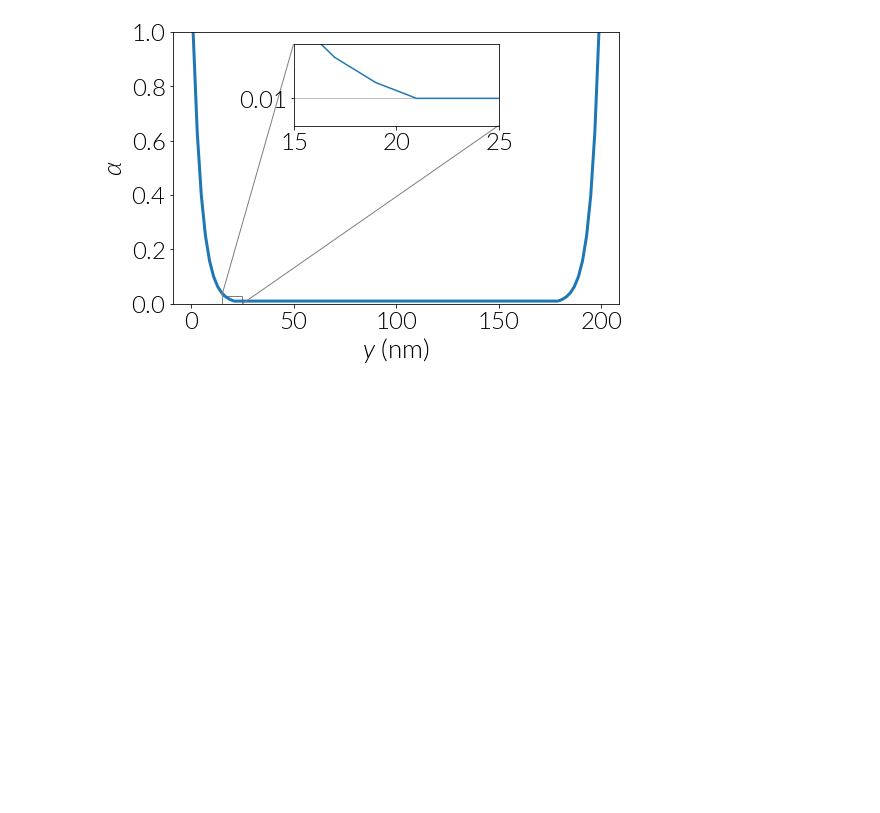
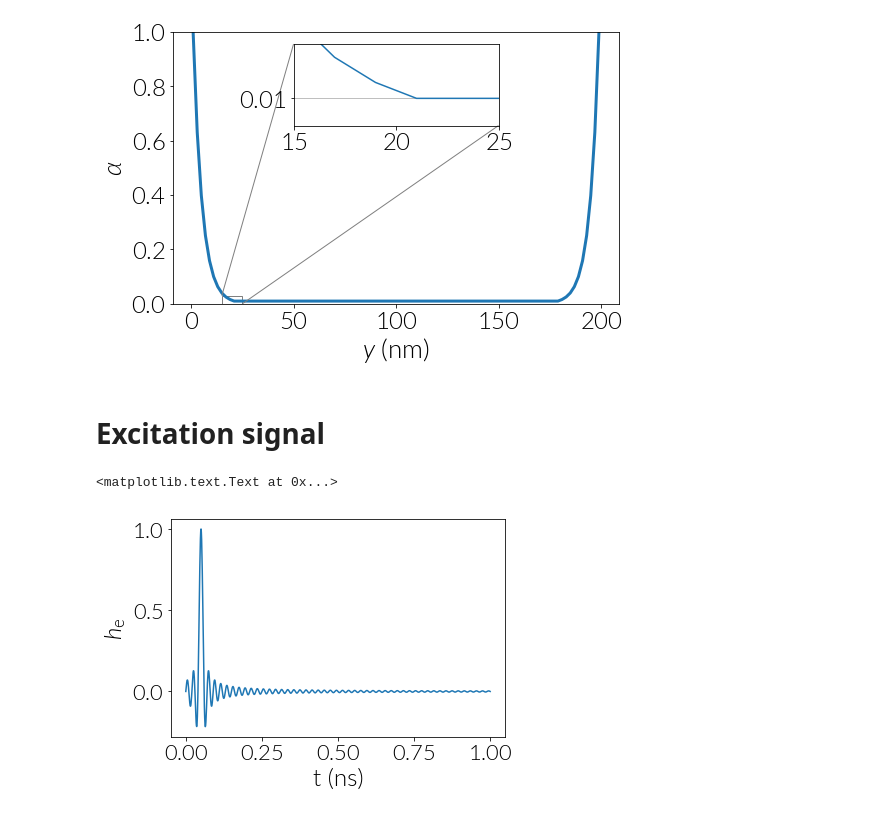
Before and after one commit to davidcortesortuno/paper-2018-chiral_magnonic_crystals, a Jupyter notebook: notebooks/simulation_details.ipynb, the cells around one changed output. Saved outputs shown, nothing was run; the diff lists cells and outputs as text; code cells hidden in the pictures; blank space fills up the shorter version.

Commit message:
Added Fourier signal in notebook. Added option to skip files when generating data

```diff
--- a/notebooks/simulation_details.ipynb
+++ b/notebooks/simulation_details.ipynb
@@ -133,3 +133,18 @@ mark_inset(ax, axins, loc1=2, loc2=4, fc="none", ec="0.5")
 plt.savefig('exponential_damping_along_width.png', bbox_inches='tight')
 # %% [output]
 [figure]
+# %% [markdown]
+# Excitation signal
+# %%
+def exc_fun(t, t0=0, f0=50e9, h=1):
+    return h * np.sinc(2 * f0 * (t - t0))
+# %%
+t = np.linspace(0, 1e-9, 1000)
+exc = exc_fun(t, t0=50e-12)
+# %%
+plt.plot(t * 1e9, exc)
+plt.ylabel(r'$h_{\mathrm{e}}$')
+plt.xlabel('t (ns)')
+# %% [output]
+<matplotlib.text.Text at 0x...>
+[figure, added]
```
Also changed, not shown: parts of 2 cells of this notebook, 2 other files.
